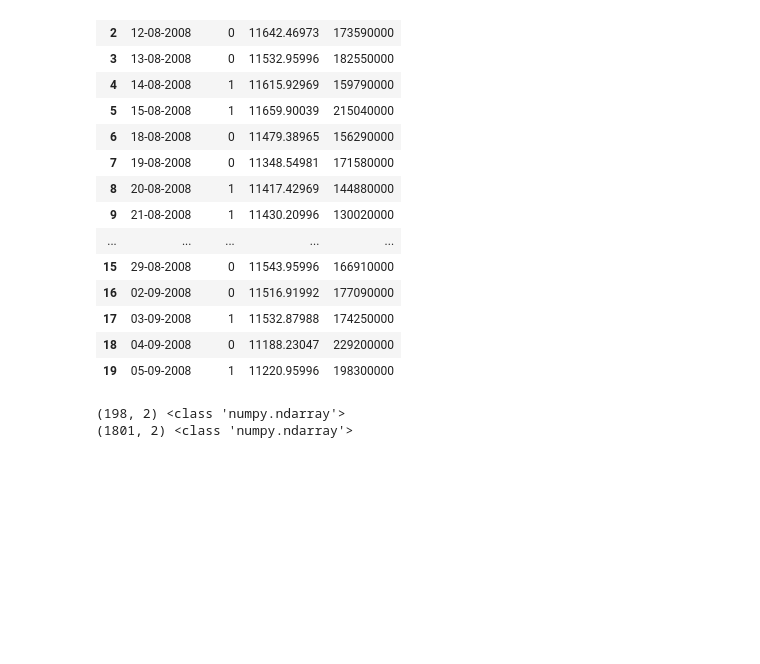
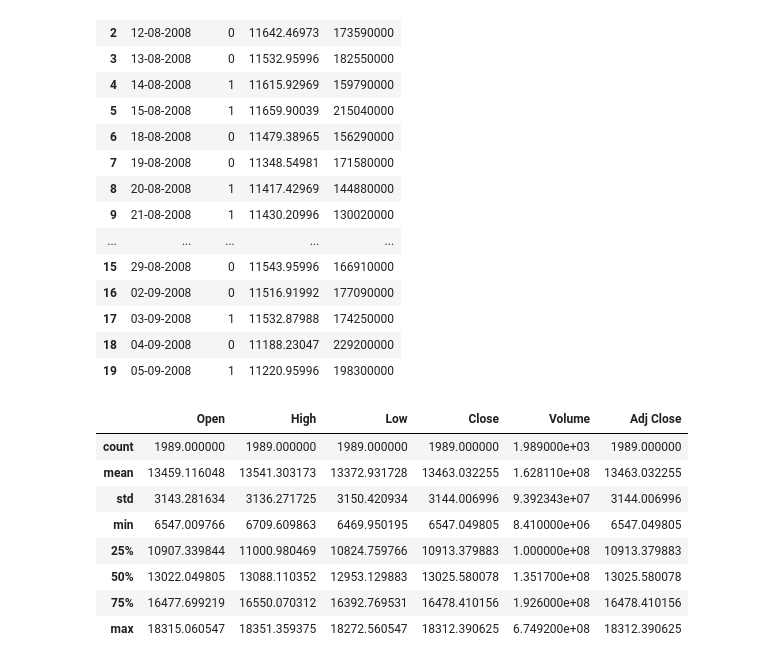
Before and after one commit to anaghlal/bitmap_aibfsi, a Jupyter notebook: code/LinearRegressionAndDeepLearningPredictions.ipynb, the cells around one changed output. Saved outputs shown, nothing was run; the diff lists cells and outputs as text; code cells hidden in the pictures; blank space fills up the shorter version.

```diff
--- a/code/LinearRegressionAndDeepLearningPredictions.ipynb
+++ b/code/LinearRegressionAndDeepLearningPredictions.ipynb
@@ -35,14 +35,15 @@ closeVolArr = np.array(dfCombined[['Close','Volume']].values)
 min_max_scaler = MinMaxScaler(feature_range=(0,1))
 cv_arr = min_max_scaler.fit_transform(closeVolArr)
 y_arr = np.array(dfCombined['Label'])
-# %%
-window=10
-train_per=0.1
-closeVoldf = dfCombined[['Close','Volume']].values
-dataset_train = np.array(closeVoldf[:int(closeVoldf.shape[0]*train_per)])
-dataset_test = np.array(closeVoldf[int(closeVoldf.shape[0]*train_per)-window:])
-print(dataset_train.shape,type(dataset_train))
-print(dataset_test.shape,type(dataset_test))
-# %% [output]
-(198, 2) <class 'numpy.ndarray'>
-(1801, 2) <class 'numpy.ndarray'>
+# %%
+df.describe()
+# %% [output]
+|  | Open | High | Low | Close | Volume | Adj Close |
+| count | 1989.000000 | 1989.000000 | 1989.000000 | 1989.000000 | 1.989000e+03 | 1989.000000 |
+| mean | 13459.116048 | 13541.303173 | 13372.931728 | 13463.032255 | 1.628110e+08 | 13463.032255 |
+| std | 3143.281634 | 3136.271725 | 3150.420934 | 3144.006996 | 9.392343e+07 | 3144.006996 |
+| min | 6547.009766 | 6709.609863 | 6469.950195 | 6547.049805 | 8.410000e+06 | 6547.049805 |
+| 25% | 10907.339844 | 11000.980469 | 10824.759766 | 10913.379883 | 1.000000e+08 | 10913.379883 |
+| 50% | 13022.049805 | 13088.110352 | 12953.129883 | 13025.580078 | 1.351700e+08 | 13025.580078 |
+| 75% | 16477.699219 | 16550.070312 | 16392.769531 | 16478.410156 | 1.926000e+08 | 16478.410156 |
+| max | 18315.060547 | 18351.359375 | 18272.560547 | 18312.390625 | 6.749200e+08 | 18312.390625 |
```
Also changed, not shown: parts of 8 cells of this notebook.
